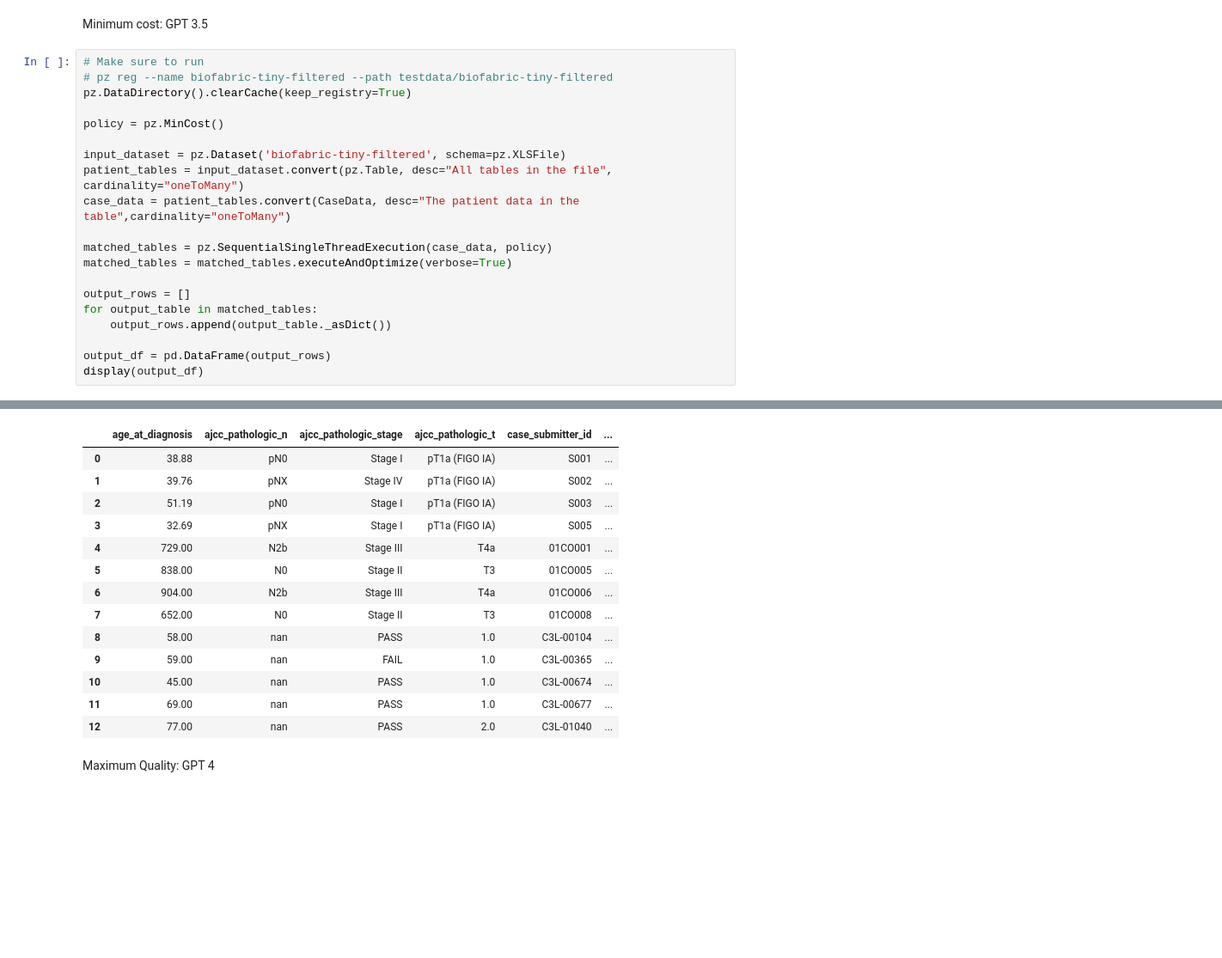
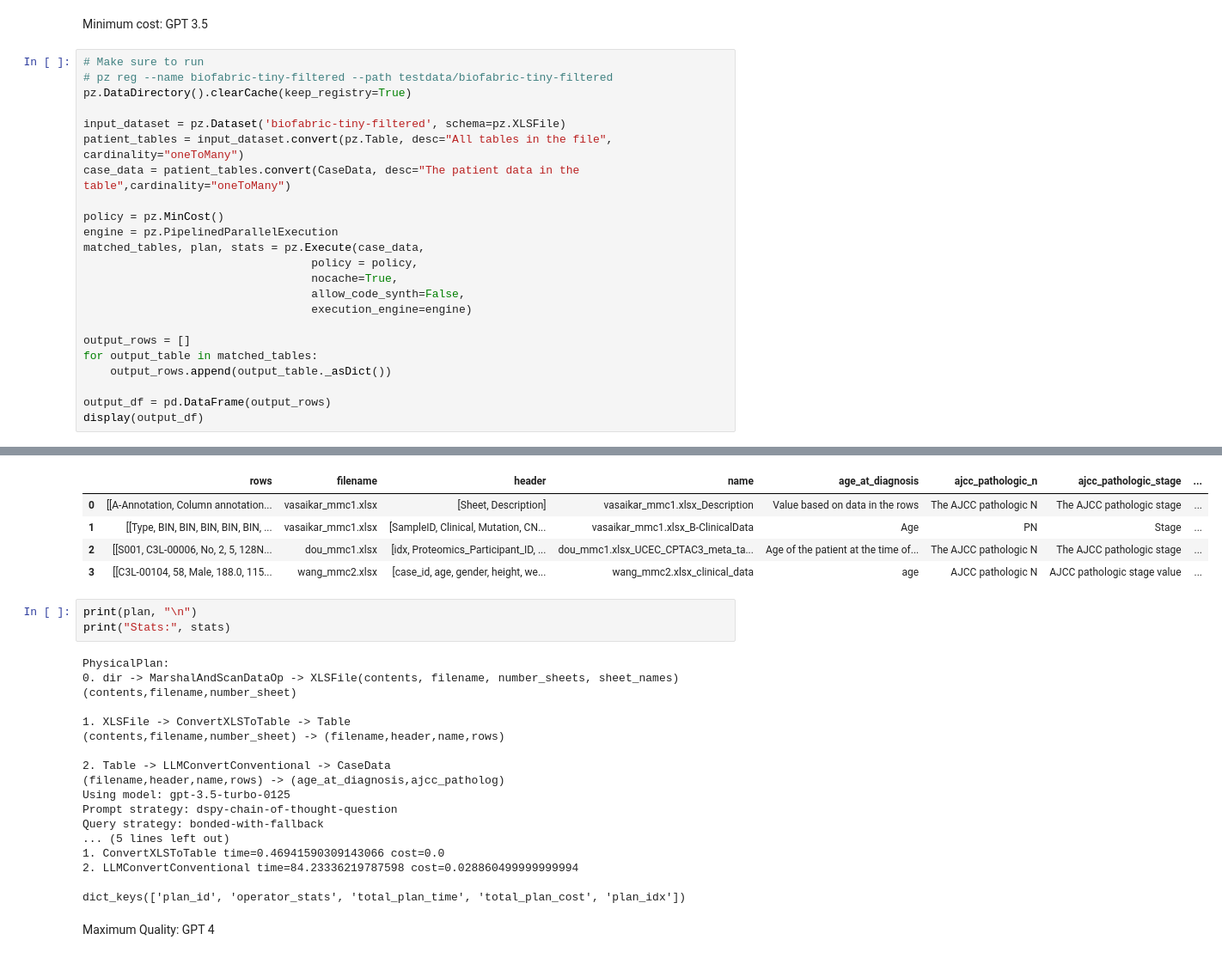
Before and after one commit to Tonynanra/palimpzest, a Jupyter notebook: demos/biofabricDemoMatching.ipynb, the cells around one changed output, grey strips where cells are left out. Shown at 86% size. Drawn from its saved outputs; the diff is of its cells as text; blank space fills up the shorter version.

```diff
--- a/demos/biofabricDemoMatching.ipynb
+++ b/demos/biofabricDemoMatching.ipynb
@@ -139,14 +196,17 @@ Minimum cost: GPT 3.5
 # pz reg --name biofabric-tiny-filtered --path testdata/biofabric-tiny-filtered
 pz.DataDirectory().clearCache(keep_registry=True)
 
-policy = pz.MinCost()
-
 input_dataset = pz.Dataset('biofabric-tiny-filtered', schema=pz.XLSFile)
 patient_tables = input_dataset.convert(pz.Table, desc="All tables in the file", cardinality="oneToMany")
 case_data = patient_tables.convert(CaseData, desc="The patient data in the table",cardinality="oneToMany")
 
-matched_tables = pz.SequentialSingleThreadExecution(case_data, policy)
-matched_tables = matched_tables.executeAndOptimize(verbose=True)
+policy = pz.MinCost()
+engine = pz.PipelinedParallelExecution
+matched_tables, plan, stats = pz.Execute(case_data,
+                                  policy = policy,
+                                  nocache=True,
+                                  allow_code_synth=False,
+                                  execution_engine=engine)
 
 output_rows = []
 for output_table in matched_tables:
@@ -175,17 +223,29 @@ Could not find any items in the JSON response
-|  | age_at_diagnosis | ajcc_pathologic_n | ajcc_pathologic_stage | ajcc_pathologic_t | case_submitter_id | ... |
-| 0 | 38.88 | pN0 | Stage I | pT1a (FIGO IA) | S001 | ... |
-| 1 | 39.76 | pNX | Stage IV | pT1a (FIGO IA) | S002 | ... |
-| 2 | 51.19 | pN0 | Stage I | pT1a (FIGO IA) | S003 | ... |
-| 3 | 32.69 | pNX | Stage I | pT1a (FIGO IA) | S005 | ... |
-| 4 | 729.00 | N2b | Stage III | T4a | 01CO001 | ... |
-| 5 | 838.00 | N0 | Stage II | T3 | 01CO005 | ... |
-| 6 | 904.00 | N2b | Stage III | T4a | 01CO006 | ... |
-| 7 | 652.00 | N0 | Stage II | T3 | 01CO008 | ... |
-| 8 | 58.00 | nan | PASS | 1.0 | C3L-00104 | ... |
-| 9 | 59.00 | nan | FAIL | 1.0 | C3L-00365 | ... |
-| 10 | 45.00 | nan | PASS | 1.0 | C3L-00674 | ... |
-| 11 | 69.00 | nan | PASS | 1.0 | C3L-00677 | ... |
-| 12 | 77.00 | nan | PASS | 2.0 | C3L-01040 | ... |
+|  | rows | filename | header | name | age_at_diagnosis | ajcc_pathologic_n | ajcc_pathologic_stage | ... |
+| 0 | [[A-Annotation, Column annotation... | vasaikar_mmc1.xlsx | [Sheet, Description] | vasaikar_mmc1.xlsx_Description | Value based on data in the rows | The AJCC pathologic N | The AJCC pathologic stage | ... |
+| 1 | [[Type, BIN, BIN, BIN, BIN, BIN, ... | vasaikar_mmc1.xlsx | [SampleID, Clinical, Mutation, CN... | vasaikar_mmc1.xlsx_B-ClinicalData | Age | PN | Stage | ... |
+| 2 | [[S001, C3L-00006, No, 2, 5, 128N... | dou_mmc1.xlsx | [idx, Proteomics_Participant_ID, ... | dou_mmc1.xlsx_UCEC_CPTAC3_meta_ta... | Age of the patient at the time of... | The AJCC pathologic N | The AJCC pathologic stage | ... |
+| 3 | [[C3L-00104, 58, Male, 188.0, 115... | wang_mmc2.xlsx | [case_id, age, gender, height, we... | wang_mmc2.xlsx_clinical_data | age | AJCC pathologic N | AJCC pathologic stage value | ... |
+# %%
+print(plan, "\n")
+print("Stats:", stats)
+# %% [output]
+PhysicalPlan:
+0. dir -> MarshalAndScanDataOp -> XLSFile(contents, filename, number_sheets, sheet_names)
+(contents,filename,number_sheet)
+
+1. XLSFile -> ConvertXLSToTable -> Table
+(contents,filename,number_sheet) -> (filename,header,name,rows)
+
+2. Table -> LLMConvertConventional -> CaseData
+(filename,header,name,rows) -> (age_at_diagnosis,ajcc_patholog)
+Using model: gpt-3.5-turbo-0125
+Prompt strategy: dspy-chain-of-thought-question
+Query strategy: bonded-with-fallback
+... (5 lines left out)
+1. ConvertXLSToTable time=0.46941590309143066 cost=0.0
+2. LLMConvertConventional time=84.23336219787598 cost=0.028860499999999994
+
+dict_keys(['plan_id', 'operator_stats', 'total_plan_time', 'total_plan_cost', 'plan_idx'])
 # %% [markdown]
 Maximum Quality: GPT 4
 # %%
```
Also changed, not shown: parts of 8 cells of this notebook, 19 other files.
